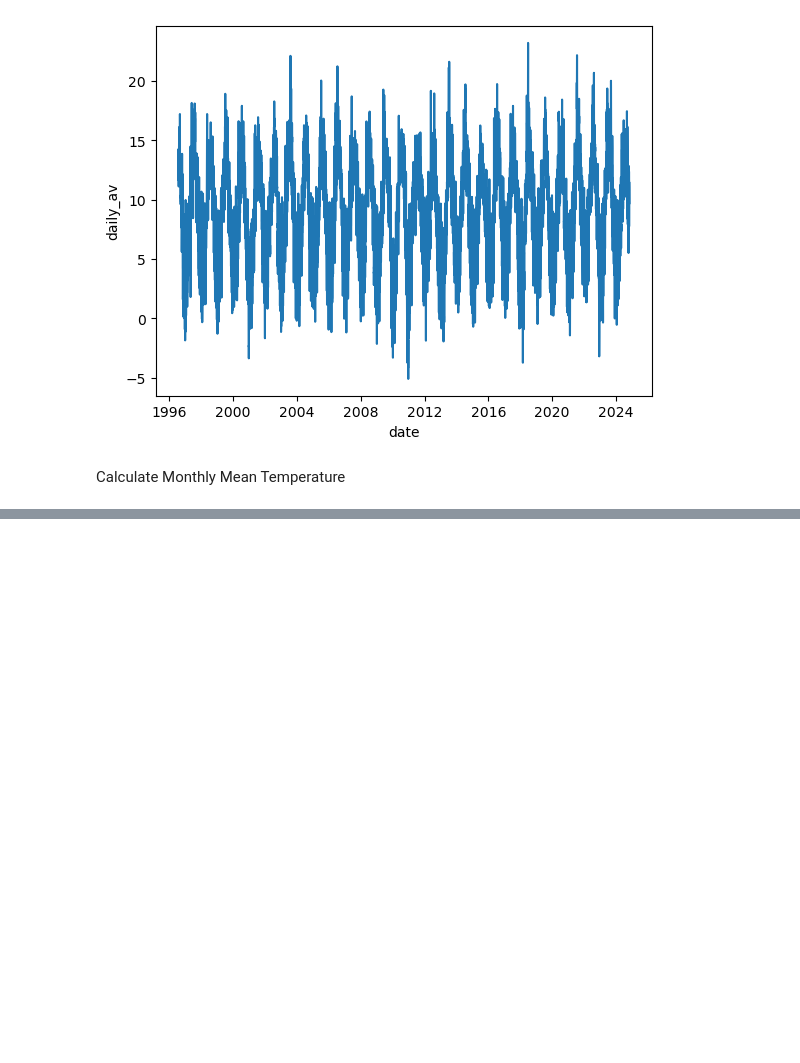
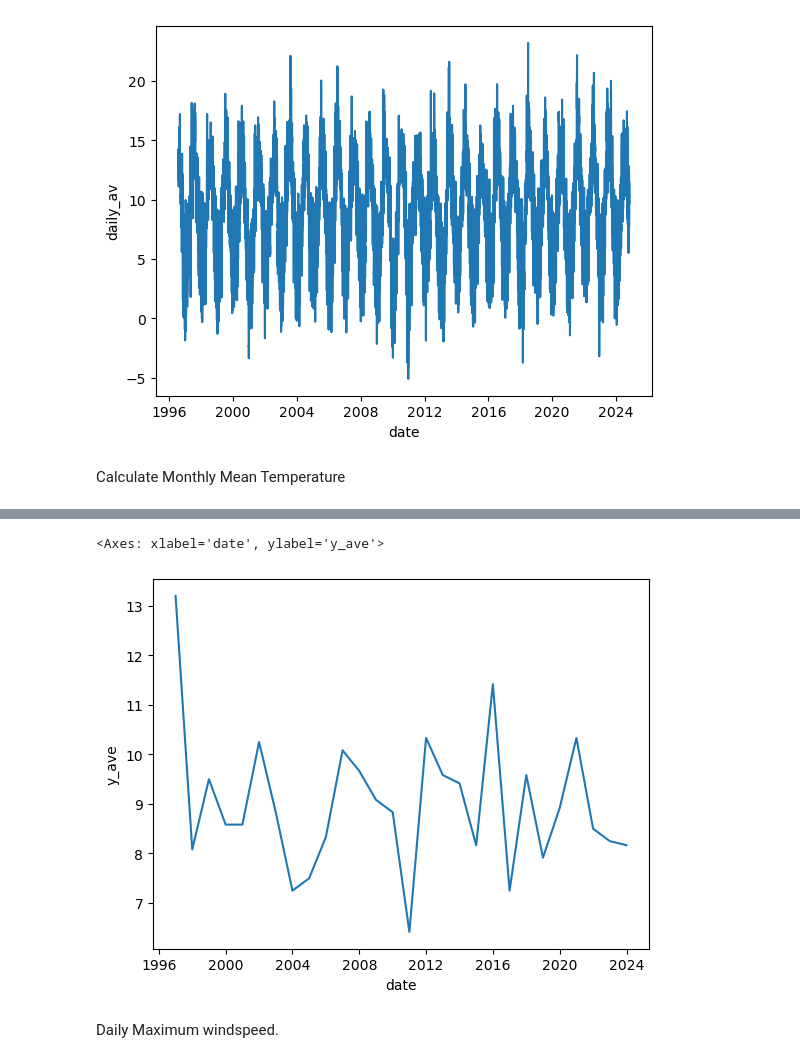
Before and after one commit to PCM11/PFDA---Assignments, a Jupyter notebook: assignment_6_weather.ipynb, the cells around one changed output, grey strips where cells are left out. Saved outputs shown, nothing was run; the diff lists cells and outputs as text; code cells hidden in the pictures; blank space fills up the shorter version.

```diff
--- a/assignment_6_weather.ipynb
+++ b/assignment_6_weather.ipynb
@@ -157,0 +159,3 @@ Windspeed Plot
+# %%
+# Convert windspeed to floats
+df['wdsp'] = df['wdsp'].astype(float)
@@ -157,0 +164,6 @@ Windspeed Plot
+# %%
+# Yearly average
+y_ave =  df['wdsp'].resample('YE').mean()
+
+# Create 'y_ave' column
+df['y_ave'] = df['wdsp'].resample('YE').mean()
@@ -157,0 +188,5 @@ Windspeed Plot
+# %%
+# Dropping null values.
+
+df.dropna(inplace = True)
+df.head(3)
@@ -157,0 +200,8 @@ Windspeed Plot
+# %%
+# Plot
+sns.lineplot(data=df, x='date', y='y_ave')
+# %% [output]
+<Axes: xlabel='date', ylabel='y_ave'>
+[figure, added]
+# %% [markdown]
+Daily Maximum windspeed.
```
Also changed, not shown: parts of 27 cells of this notebook.
